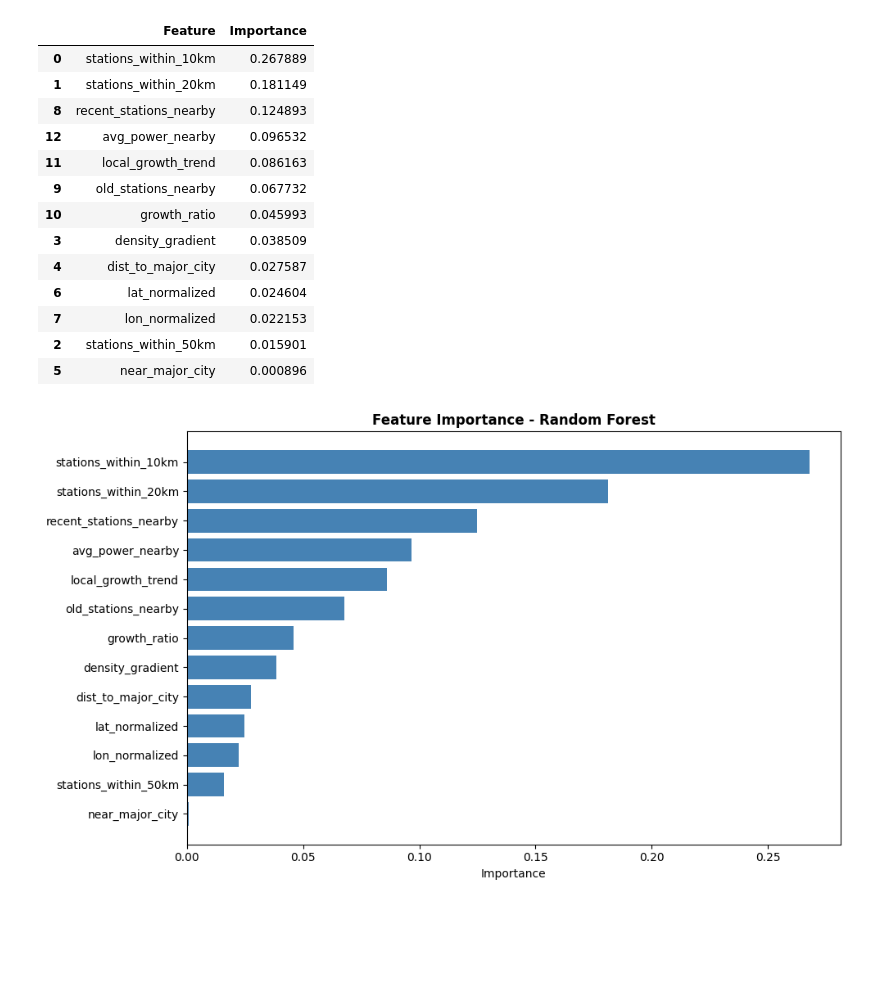
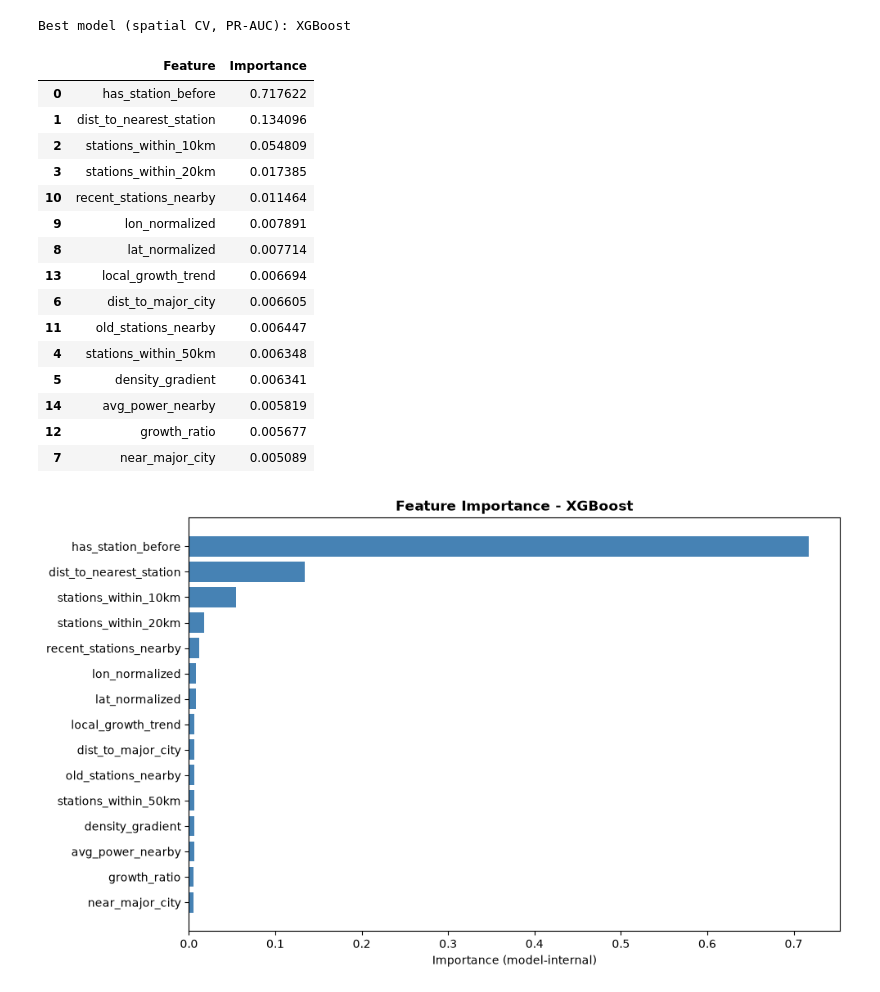
Before and after one commit to Elanus22/data-science, a Jupyter notebook: Charging Station_Location_Prediction.ipynb, the cells around one changed output. Cells and saved outputs as stored; diff of their text form; code cells hidden in the pictures; blank space fills up the shorter version.

```diff
--- a/Charging Station_Location_Prediction.ipynb
+++ b/Charging Station_Location_Prediction.ipynb
@@ -15,5 +30,5 @@ warnings.filterwarnings('ignore')
 # %%
-df = pd.read_csv(r"C:\Users\jaron\Documents\GenAI\Projekt\Ladesaeulenregister_BNetzA_smaller.CSV")
+df = pd.read_csv("data/Ladesaeulenregister_BNetzA_smaller.CSV")
 display(df.head(3))
 df.info()
 # %% [output]
@@ -318,0 +331,17 @@ MODEL EVALUATION
+# %%
+# How much does the random split inflate the scores?
+mean_sp = cv_spatial.groupby('Model', sort=False)[metrics].mean()
+mean_rd = cv_random.groupby('Model', sort=False)[metrics].mean()
+display((mean_rd - mean_sp).round(3).rename(columns=lambda c: f'{c} (random - spatial)'))
+
+# Performance on cells WITHOUT a station before 2024 (new locations only), out-of-fold spatial predictions
+mask_new = X['has_station_before'].values == 0
+print(f"Cells without a station before 2024: {mask_new.sum():,}, positive rate {y[mask_new].mean():.3f}")
+rows = []
+for m in model_names:
+    p = oof_spatial[m][mask_new]
+    rows.append({'Model': m, 'ROC-AUC': roc_auc_score(y[mask_new], p), 'PR-AUC': average_precision_score(y[mask_new], p)})
+p = X.loc[mask_new, 'stations_within_10km'].values
+rows.append({'Model': 'Baseline (density only)', 'ROC-AUC': roc_auc_score(y[mask_new], p),
+             'PR-AUC': average_precision_score(y[mask_new], p)})
+display(pd.DataFrame(rows).round(3))
@@ -319,31 +361,35 @@ MODEL EVALUATION
 # %%
-feature_importance = pd.DataFrame({
-    'Feature': feature_cols,
-    'Importance': best_model.feature_importances_
-}).sort_values('Importance', ascending=False)
+# choose the model with the best mean PR-AUC in spatial CV, refit on all training cells
+best_model_name = mean_sp.loc[model_names, 'PR-AUC'].idxmax()
+best_model = fit_model(best_model_name, X, y)
+print(f"Best model (spatial CV, PR-AUC): {best_model_name}")
 
+feature_importance = pd.DataFrame({'Feature': feature_cols, 'Importance': best_model.feature_importances_}
+                                  ).sort_values('Importance', ascending=False)
 display(feature_importance)
-
 plt.figure(figsize=(10, 6))
 plt.barh(feature_importance['Feature'], feature_importance['Importance'], color='steelblue')
-plt.xlabel('Importance')
+plt.xlabel('Importance (model-internal)')
 plt.title(f'Feature Importance - {best_model_name}', fontweight='bold')
 plt.gca().invert_yaxis()
 plt.tight_layout()
 plt.show()
 # %% [output]
+Best model (spatial CV, PR-AUC): XGBoost
 |  | Feature | Importance |
-| 0 | stations_within_10km | 0.267889 |
-| 1 | stations_within_20km | 0.181149 |
-| 8 | recent_stations_nearby | 0.124893 |
-| 12 | avg_power_nearby | 0.096532 |
-| 11 | local_growth_trend | 0.086163 |
-| 9 | old_stations_nearby | 0.067732 |
-| 10 | growth_ratio | 0.045993 |
-| 3 | density_gradient | 0.038509 |
-| 4 | dist_to_major_city | 0.027587 |
-| 6 | lat_normalized | 0.024604 |
-| 7 | lon_normalized | 0.022153 |
-| 2 | stations_within_50km | 0.015901 |
-| 5 | near_major_city | 0.000896 |
+| 0 | has_station_before | 0.717622 |
+| 1 | dist_to_nearest_station | 0.134096 |
+| 2 | stations_within_10km | 0.054809 |
+| 3 | stations_within_20km | 0.017385 |
+| 10 | recent_stations_nearby | 0.011464 |
+| 9 | lon_normalized | 0.007891 |
+| 8 | lat_normalized | 0.007714 |
+| 13 | local_growth_trend | 0.006694 |
+| 6 | dist_to_major_city | 0.006605 |
+| 11 | old_stations_nearby | 0.006447 |
+| 4 | stations_within_50km | 0.006348 |
+| 5 | density_gradient | 0.006341 |
+| 14 | avg_power_nearby | 0.005819 |
+| 12 | growth_ratio | 0.005677 |
+| 7 | near_major_city | 0.005089 |
-[figure, old version]
+[figure, new version]
```
Also changed, not shown: parts of 23 cells of this notebook, 5 other files.
